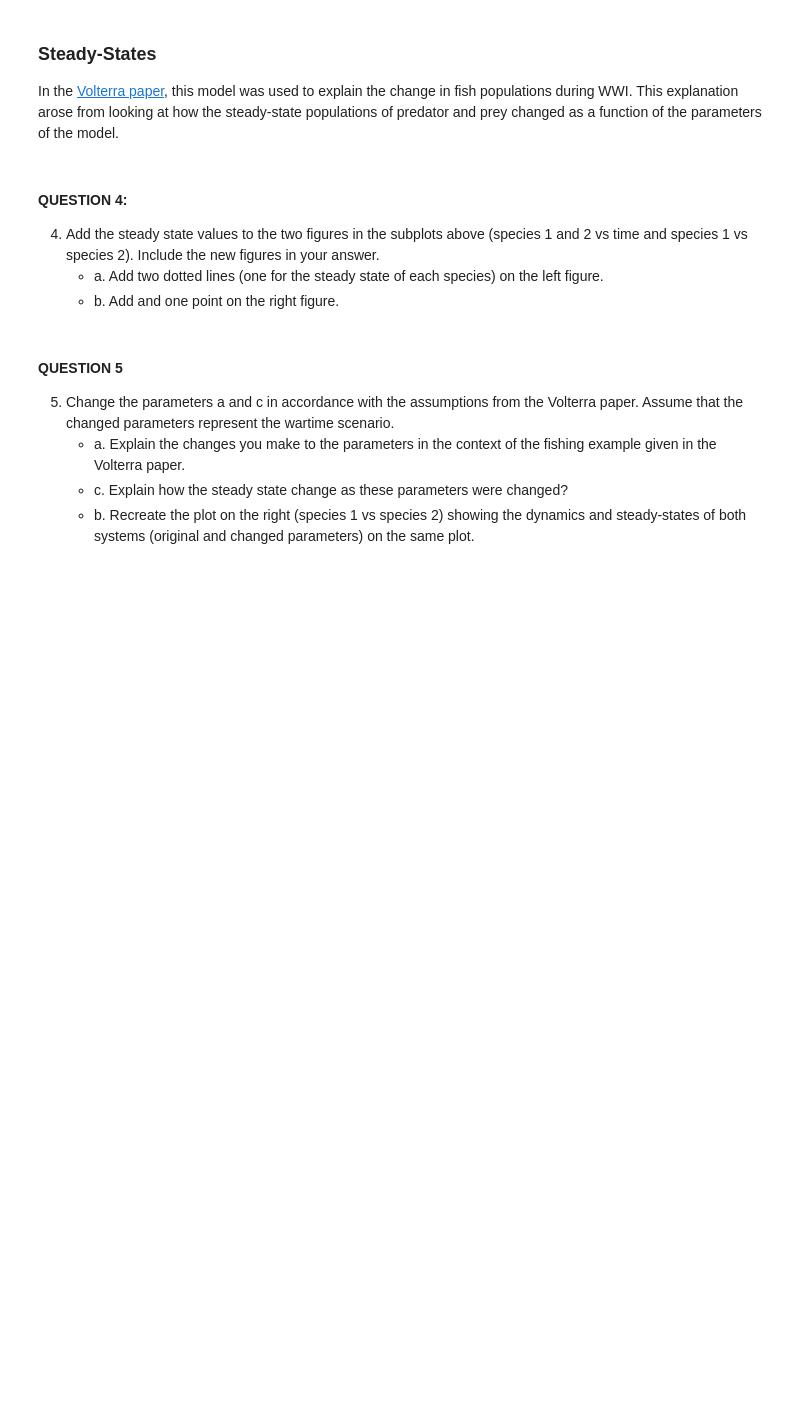
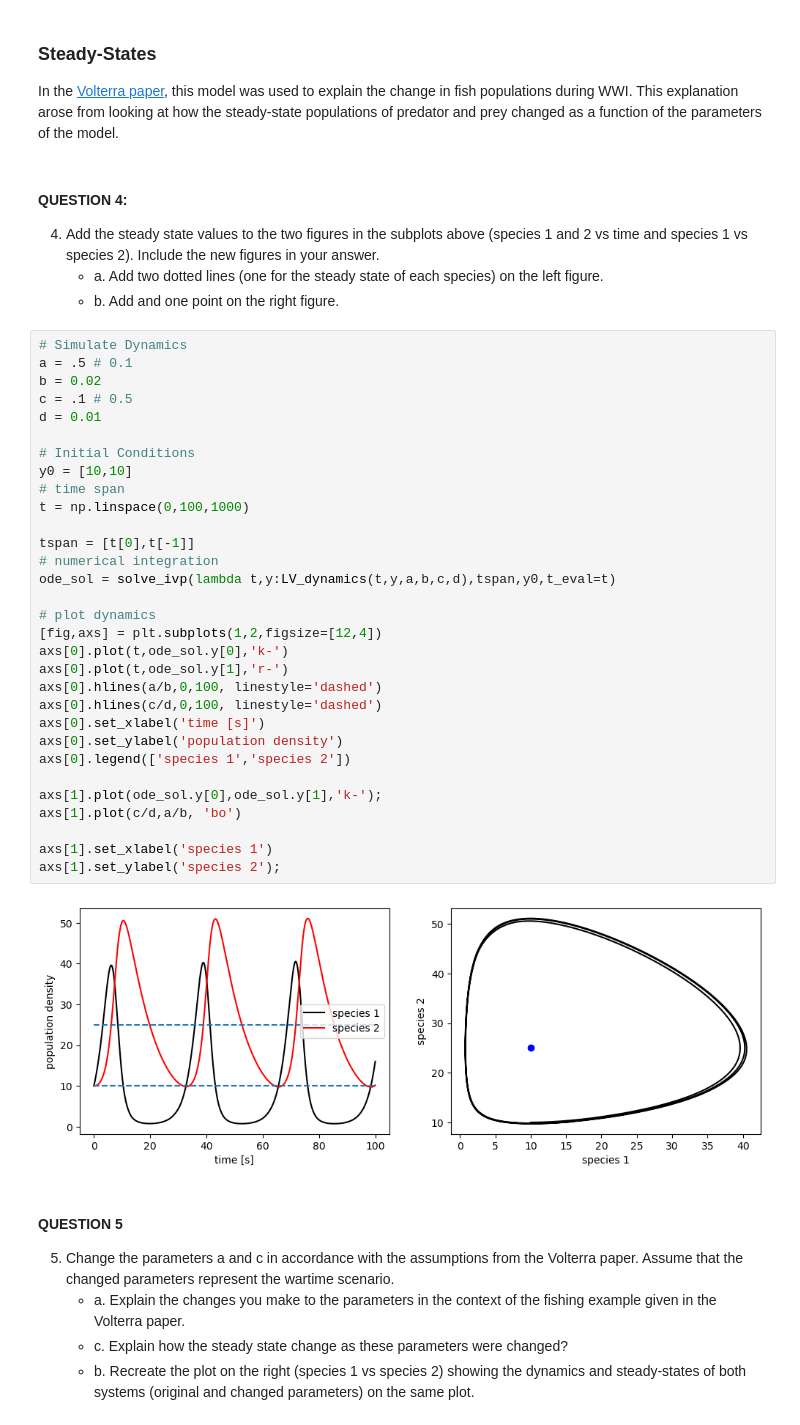
Before and after one commit to exu3/BME3340, a Jupyter notebook: L10/L10_Lotka_Volterra.ipynb, the cells around one changed output. Saved outputs shown, nothing was run; the diff lists cells and outputs as text; blank space fills up the shorter version.

```diff
--- a/L10/L10_Lotka_Volterra.ipynb
+++ b/L10/L10_Lotka_Volterra.ipynb
@@ -132,6 +166,39 @@ In the [Volterra paper](https://www.nature.com/articles/118558a0), this model wa
 4. Add the steady state values to the two figures in the subplots above (species 1 and 2 vs time and species 1 vs species 2). Include the new figures in your answer.
    * a. Add two dotted lines (one for the steady state of each species) on the left figure.
    * b. Add and one point on the right figure.
+# %%
+# Simulate Dynamics
+a = .5 # 0.1
+b = 0.02
+c = .1 # 0.5
+d = 0.01
+
+# Initial Conditions
+y0 = [10,10]
+# time span
+t = np.linspace(0,100,1000)
+
+tspan = [t[0],t[-1]]
+# numerical integration
+ode_sol = solve_ivp(lambda t,y:LV_dynamics(t,y,a,b,c,d),tspan,y0,t_eval=t)
+
+# plot dynamics
+[fig,axs] = plt.subplots(1,2,figsize=[12,4])
+axs[0].plot(t,ode_sol.y[0],'k-')
+axs[0].plot(t,ode_sol.y[1],'r-')
+axs[0].hlines(a/b,0,100, linestyle='dashed')
+axs[0].hlines(c/d,0,100, linestyle='dashed')
+axs[0].set_xlabel('time [s]')
+axs[0].set_ylabel('population density')
+axs[0].legend(['species 1','species 2'])
+
+axs[1].plot(ode_sol.y[0],ode_sol.y[1],'k-');
+axs[1].plot(c/d,a/b, 'bo')
+
+axs[1].set_xlabel('species 1')
+axs[1].set_ylabel('species 2');
+# %% [output]
+[figure, added]
 # %% [markdown]
 #### QUESTION 5
 5. Change the parameters a and c in accordance with the assumptions from the Volterra paper. Assume that the changed parameters represent the wartime scenario.
```
Also changed, not shown: parts of 6 cells of this notebook.
